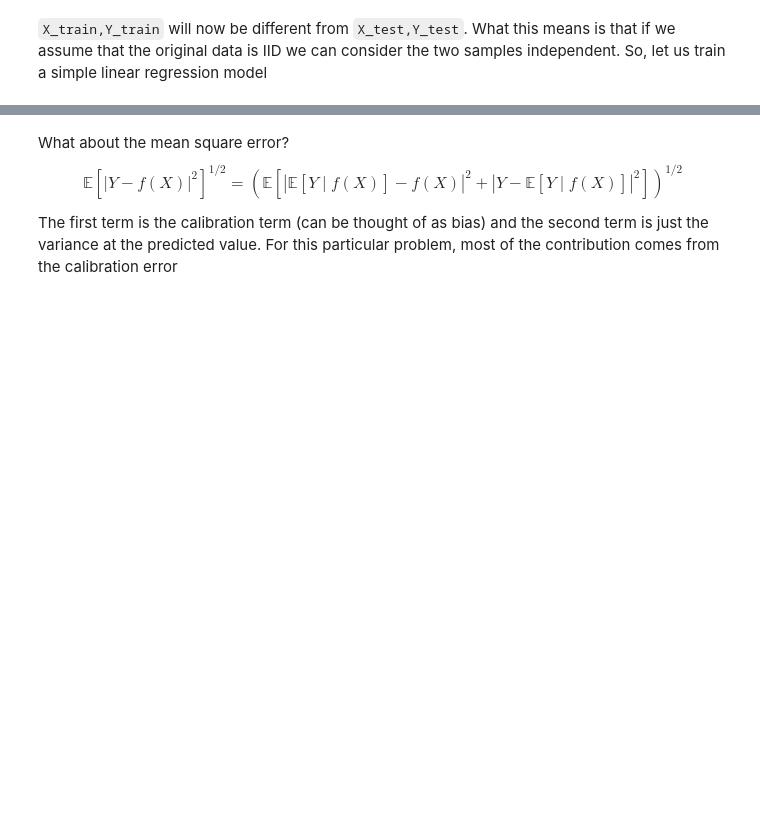
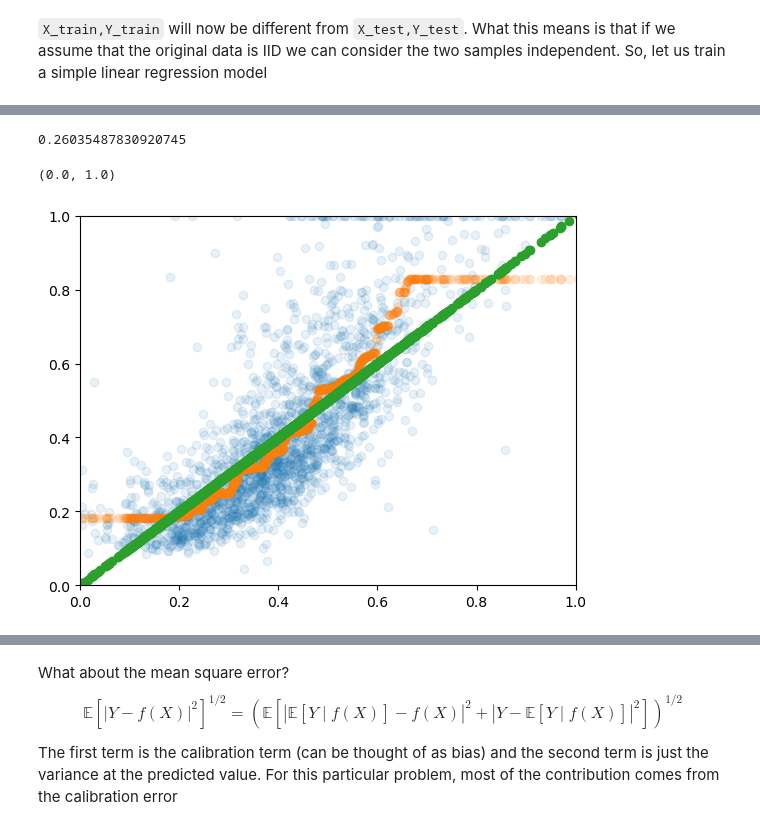
Before and after one commit to datascience-intro/1MS041-2022, a Jupyter notebook: notebooks/12-Regression.ipynb, the cells around one changed output, grey strips where cells are left out. Cells and saved outputs as stored; diff of their text form; code cells hidden in the pictures; blank space fills up the shorter version.

```diff
--- a/notebooks/12-Regression.ipynb
+++ b/notebooks/12-Regression.ipynb
@@ -187,13 +327,20 @@ plotEDF(edf,points_at_jump=False,confidence_band=True)
 predictions = lr.predict(X_test).reshape(-1,1)
 
 from sklearn.ensemble import RandomForestRegressor
-lr_calib = RandomForestRegressor(min_samples_leaf=10)
+lr_calib = RandomForestRegressor(min_samples_leaf=100)
 lr_calib.fit(predictions,Y_test)
 
 calibration_residual = (lr_calib.predict(predictions)-predictions)
 np.sqrt(np.mean(calibration_residual**2))
+# %% [output]
+0.26035487830920745
 # %%
 import matplotlib.pyplot as plt
 plt.scatter(predictions,Y_test,alpha=0.1)
 plt.scatter(predictions,lr_calib.predict(predictions),alpha=0.1)
 plt.scatter(predictions,predictions)
+plt.xlim(0,1)
+plt.ylim(0,1)
+# %% [output]
+(0.0, 1.0)
+[figure, added]
```
Also changed, not shown: parts of 61 cells of this notebook, 7 other files.
